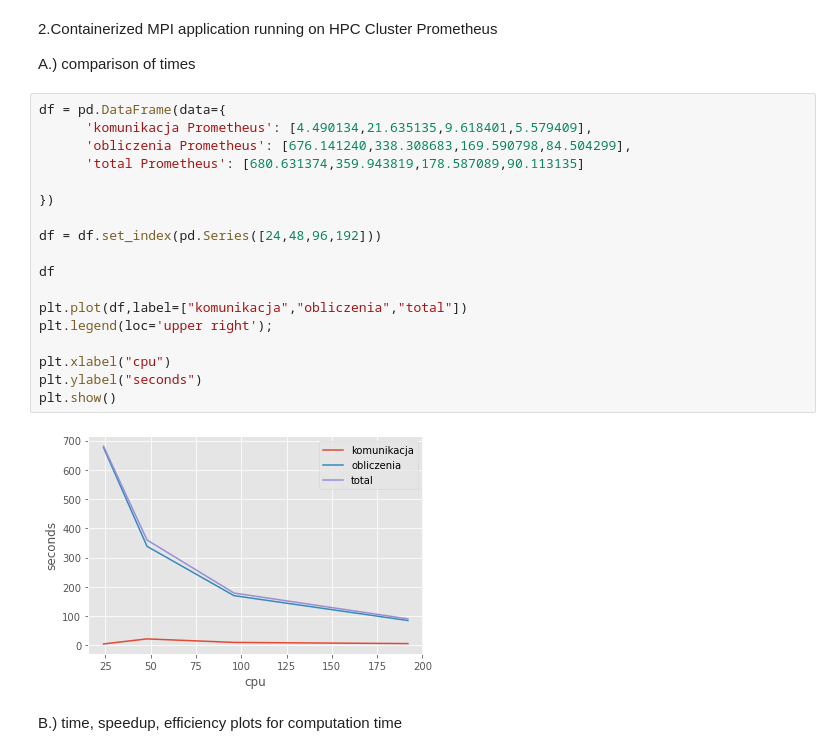
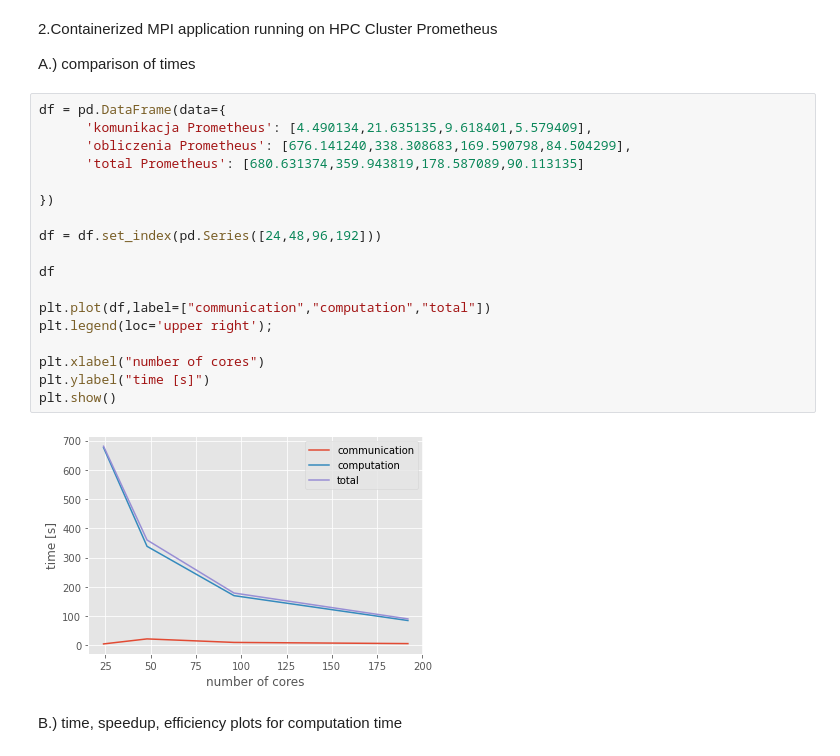
Before and after one commit to kamsza/running-mpi-inside-cluster-for-hpc, a Jupyter notebook: metrics.ipynb, the cells around one changed output. Saved outputs shown, nothing was run; the diff lists cells and outputs as text.

```diff
--- a/metrics.ipynb
+++ b/metrics.ipynb
@@ -80,23 +82,23 @@ A.) comparison of times
 # %%
 df = pd.DataFrame(data={
       'komunikacja Prometheus': [4.490134,21.635135,9.618401,5.579409],
       'obliczenia Prometheus': [676.141240,338.308683,169.590798,84.504299],
       'total Prometheus': [680.631374,359.943819,178.587089,90.113135]
 
 })
 
 df = df.set_index(pd.Series([24,48,96,192]))
 
 df
 
-plt.plot(df,label=["komunikacja","obliczenia","total"])
+plt.plot(df,label=["communication","computation","total"])
 plt.legend(loc='upper right');
 
-plt.xlabel("cpu")
-plt.ylabel("seconds")
+plt.xlabel("number of cores")
+plt.ylabel("time [s]")
 plt.show()
 # %% [output]
-[figure, old version]
+[figure, new version]
 # %% [markdown]
 B.) time, speedup, efficiency plots for computation time
 # %%
```
Also changed, not shown: parts of 9 cells of this notebook.
